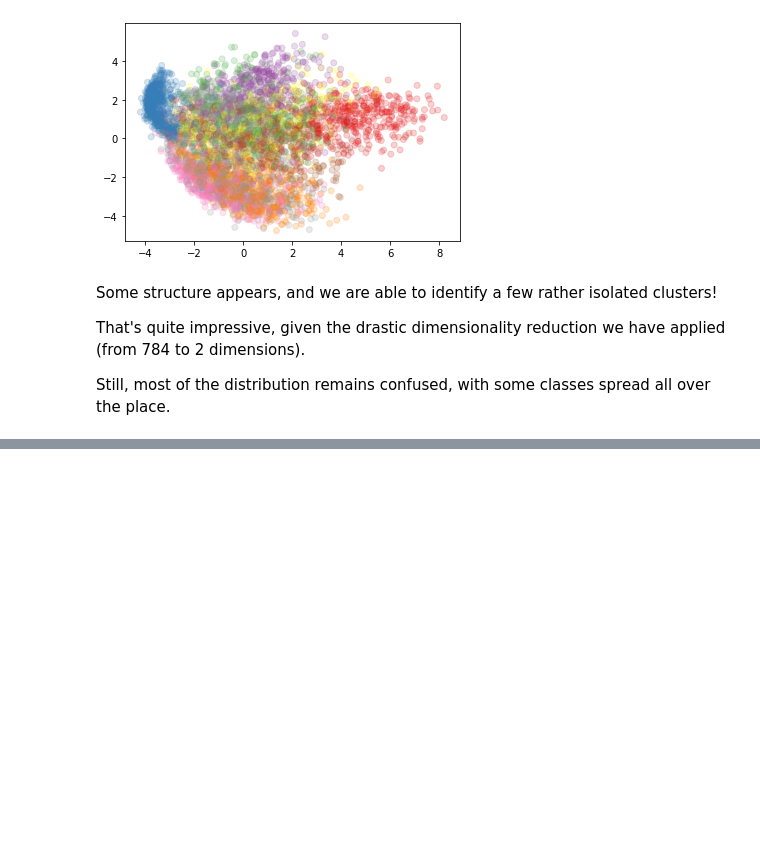
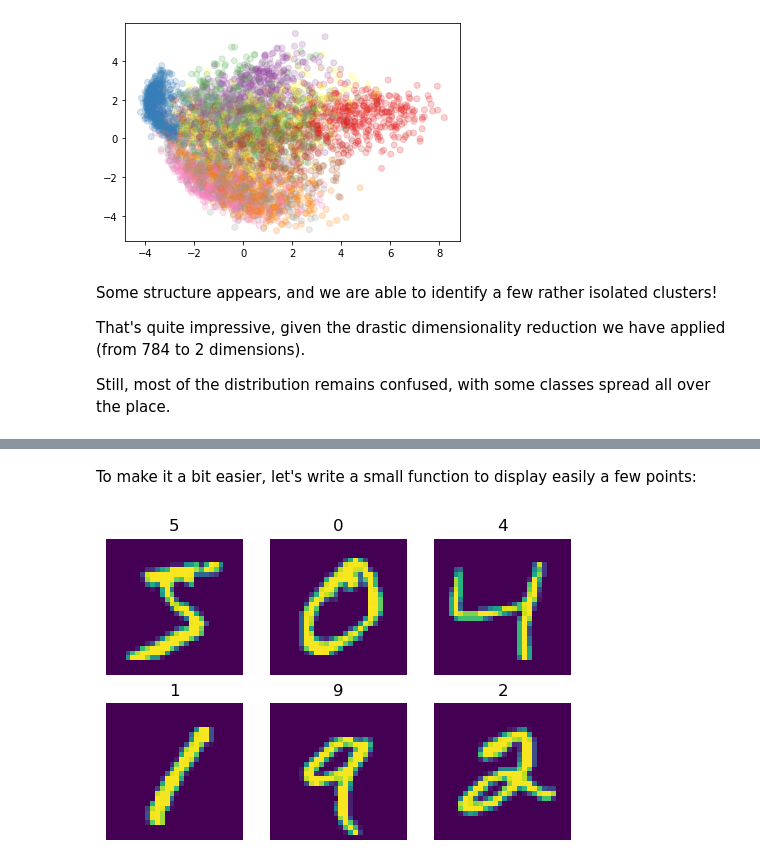
Before and after one commit to cbernet/introduction_machine_learning, a Jupyter notebook: notebooks/unsupervised_learning/visualizing_datasets.ipynb, the cells around one changed output, grey strips where cells are left out. Cells and saved outputs as stored; diff of their text form; code cells hidden in the pictures; blank space fills up the shorter version.

```diff
--- a/notebooks/unsupervised_learning/visualizing_datasets.ipynb
+++ b/notebooks/unsupervised_learning/visualizing_datasets.ipynb
@@ -362,0 +509,17 @@ Still, most of the distribution remains confused, with some classes spread all o
+# %% [markdown]
+To make it a bit easier, let's write a small function to display easily a few points:
+# %%
+def plot_images(*indices):
+    if len(indices)>6:
+        print('please provide at most 6 indices')
+        return
+    fig = plt.figure(dpi=100)
+    for i, index in enumerate(indices):
+        fig.add_subplot(2, 3, i+1)
+        plt.imshow(images[index])
+        plt.title(labels[index])
+        plt.axis('off')
+
+plot_images(0,1,2,3,4,5)
+# %% [output]
+[figure, added]
```
Also changed, not shown: parts of 19 cells of this notebook, 2 other files.
